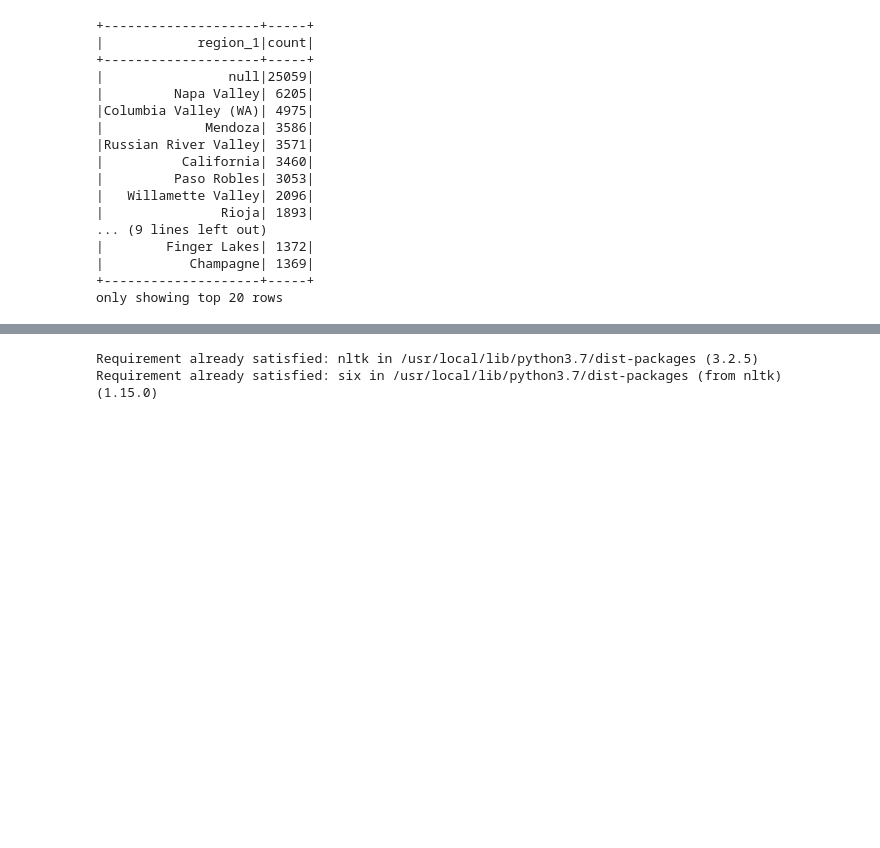
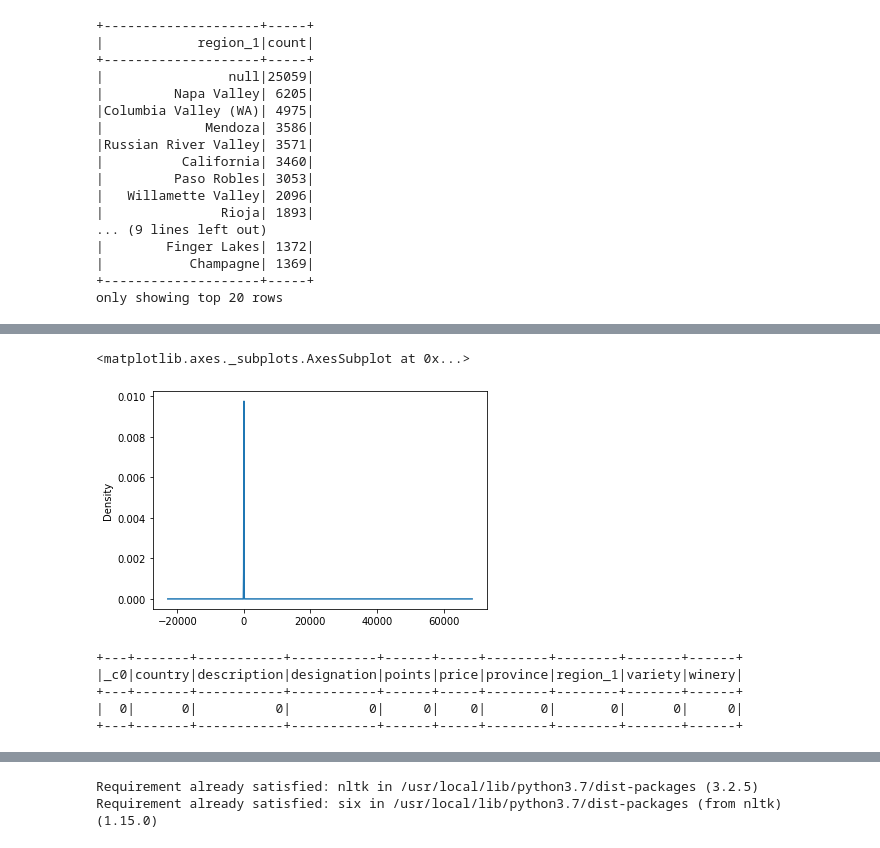
Before and after one commit to arahogc/Whats_In_A_Bottle, a Jupyter notebook: description_parsing.ipynb, the cells around one changed output, grey strips where cells are left out. Drawn from its saved outputs; the diff is of its cells as text; code cells hidden in the pictures; blank space fills up the shorter version.

```diff
--- a/description_parsing.ipynb
+++ b/description_parsing.ipynb
@@ -158,3 +251,22 @@ only showing top 20 rows
+# %%
+# visualize the value counts of designation
+designation_counts = replaced_df_pd['designation'].value_counts()
+designation_counts.plot.density()
+# %% [output]
+<matplotlib.axes._subplots.AxesSubplot at 0x...>
+[figure, added]
+# %%
+# Drop rows with null values
+dropna_df = replaced_df.na.drop()
+
+# Check that the null values have been removed
+dropna_df.select([count(when(isnan(c) | col(c).isNull(), c)).alias(c) for c in dropna_df.columns]).show()
+# %% [output]
++---+-------+-----------+-----------+------+-----+--------+--------+-------+------+
+|_c0|country|description|designation|points|price|province|region_1|variety|winery|
++---+-------+-----------+-----------+------+-----+--------+--------+-------+------+
+|  0|      0|          0|          0|     0|    0|       0|       0|      0|     0|
++---+-------+-----------+-----------+------+-----+--------+--------+-------+------+
 # %%
 # Create a function to return the length of a list
 def word_list_length(word_list):
```
Also changed, not shown: parts of 27 cells of this notebook.
